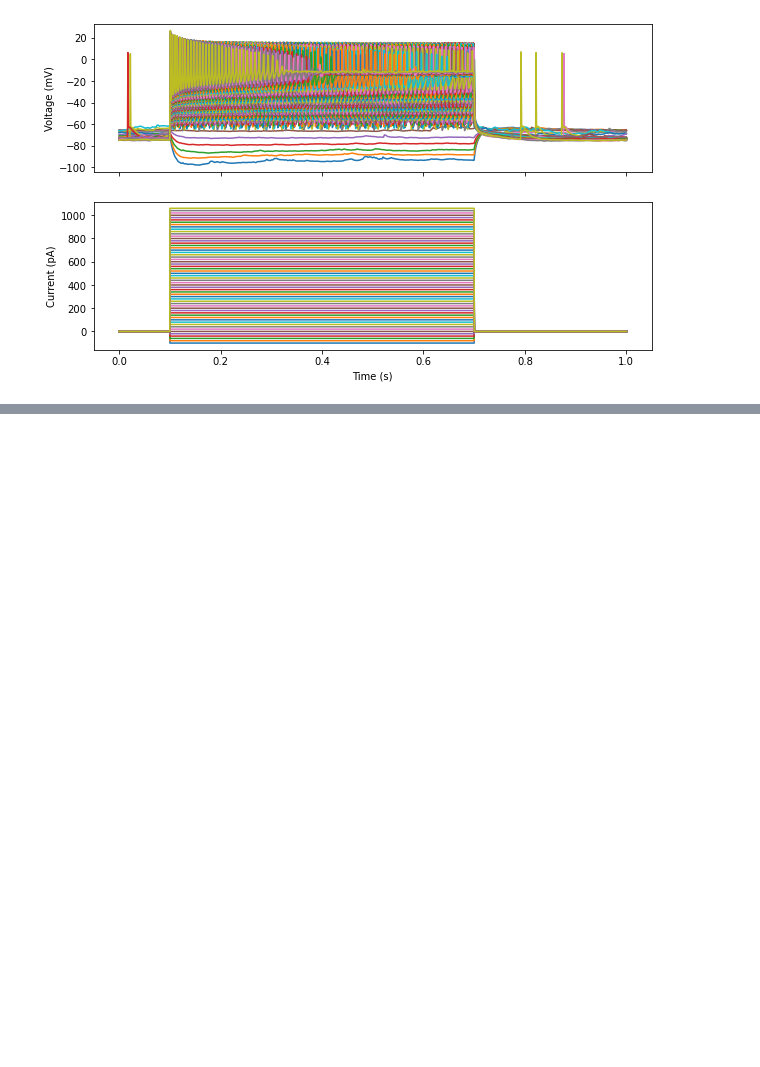
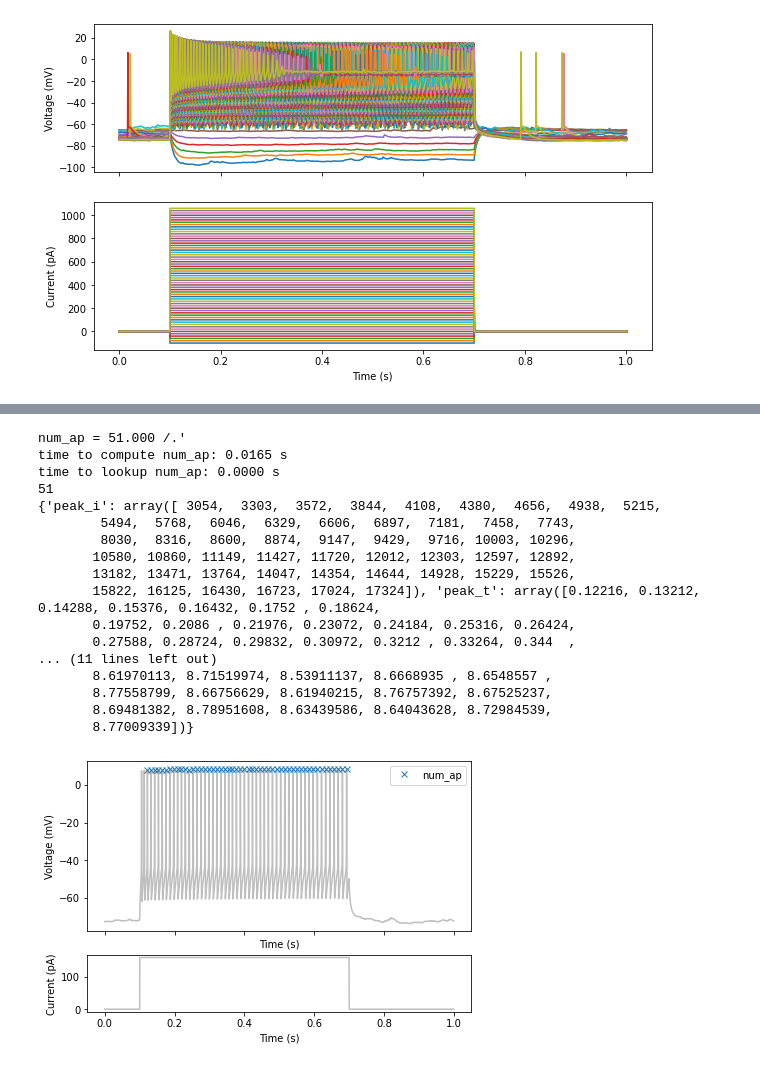
Before and after one commit to berenslab/ephyspy, a Jupyter notebook: example.ipynb, the cells around one changed output, grey strips where cells are left out. Drawn from its saved outputs; the diff is of its cells as text; code cells hidden in the pictures; blank space fills up the shorter version.

```diff
--- a/example.ipynb
+++ b/example.ipynb
@@ -11,5 +13,15 @@ import jupyter_black
 
 jupyter_black.load()
+# %%
+def timeit(func, msg):
+    def wrapper(*args, **kwargs):
+        start = time.time()
+        result = func(*args, **kwargs)
+        end = time.time()
+        print(f"{msg}: {end-start:.4f} s")
+        return result
+
+    return wrapper
 # %%
 # load test data
 test_data = np.load("tests/test_sweepset.npz", allow_pickle=True)
@@ -177,0 +97,61 @@ Extracts example ephys feature.
+# %%
+# Every feature that can be computed in `EphysPy` (apart from spike level features for now)
+# is defined as a self-contained class, which inherit from `EphysFeature` and `EphysSweepFeature`.
+# and they can be found in the `ephyspy.features.base` module.
+
+# This allows to handle features very flexibly and intuitively, by simply
+# instantiating a feature object, e.g.:
+num_ap = Num_AP(example_sweep)
+print(num_ap)
+# if not otherwise specified the feature is computed automatically at initialization
+# however, this can be disabled as well if you just want to instantiate it for later use.
+# If the feature has already been computed, it will not be recomputed unless explicitly
+# requested and the cached value will be returned instead. This speeds up computation
+# if the feature is reused during computation of other features.
+
+timeit(lambda: num_ap.get_value(recompute=True), "time to compute num_ap")()
+timeit(num_ap.get_value, "time to lookup num_ap")()
+
+# Every feature is defined via its `_compute` method, that returns a feature's value
+# and which can make use of everyhting that is available in the sweep object, i.e.
+# the time, voltage and current arrays, as well as the metadata or even other features.
+# This allows to easily define new features or modify existing ones, just by changing
+# the `_compute` method. Furthermore, other features can be looked up during computation
+# in a recursive manner, i.e. if a feature depends on another feature, the latter will
+# be computed automatically if it is not already available. This enables every feature
+# to be computed on its own and at any time, without having to worry about the order
+# of computation.
+
+# A feature's value can be accessed via its `value` attribute
+print(num_ap.value)
+
+# along with its value intermediate results of a feature's computation can also be
+# stored and accsed via the `diagnostics` attribute.
+print(num_ap.diagnostics)
+
+# This helps with debugging and understanding how a feature is computed.
+# This is further facilitated by the `plot` method, which can added to every
+# feature and be used to visualize a feature's value and diagnostics.
+num_ap.plot(show_sweep=True, show_stimulus=True)
+plt.show()
+
+# For additional information see the package's documentation
+# %% [output]
+num_ap = 51.000 /.'
+time to compute num_ap: 0.0165 s
+time to lookup num_ap: 0.0000 s
+51
+{'peak_i': array([ 3054,  3303,  3572,  3844,  4108,  4380,  4656,  4938,  5215,
+        5494,  5768,  6046,  6329,  6606,  6897,  7181,  7458,  7743,
+        8030,  8316,  8600,  8874,  9147,  9429,  9716, 10003, 10296,
+       10580, 10860, 11149, 11427, 11720, 12012, 12303, 12597, 12892,
+       13182, 13471, 13764, 14047, 14354, 14644, 14928, 15229, 15526,
+       15822, 16125, 16430, 16723, 17024, 17324]), 'peak_t': array([0.12216, 0.13212, 0.14288, 0.15376, 0.16432, 0.1752 , 0.18624,
+       0.19752, 0.2086 , 0.21976, 0.23072, 0.24184, 0.25316, 0.26424,
+       0.27588, 0.28724, 0.29832, 0.30972, 0.3212 , 0.33264, 0.344  ,
+... (11 lines left out)
+       8.61970113, 8.71519974, 8.53911137, 8.6668935 , 8.6548557 ,
+       8.77558799, 8.66756629, 8.61940215, 8.76757392, 8.67525237,
+       8.69481382, 8.78951608, 8.63439586, 8.64043628, 8.72984539,
+       8.77009339])}
+[figure, added]
```
Also changed, not shown: parts of 16 cells of this notebook.
